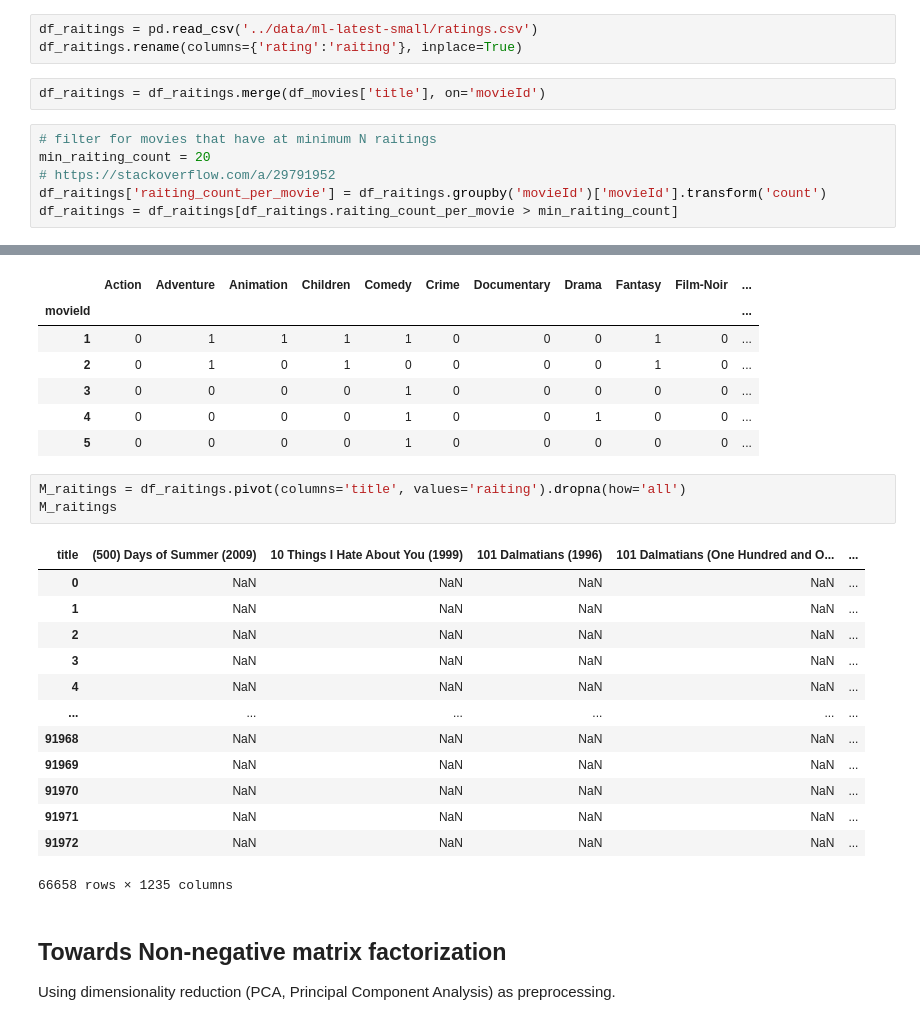
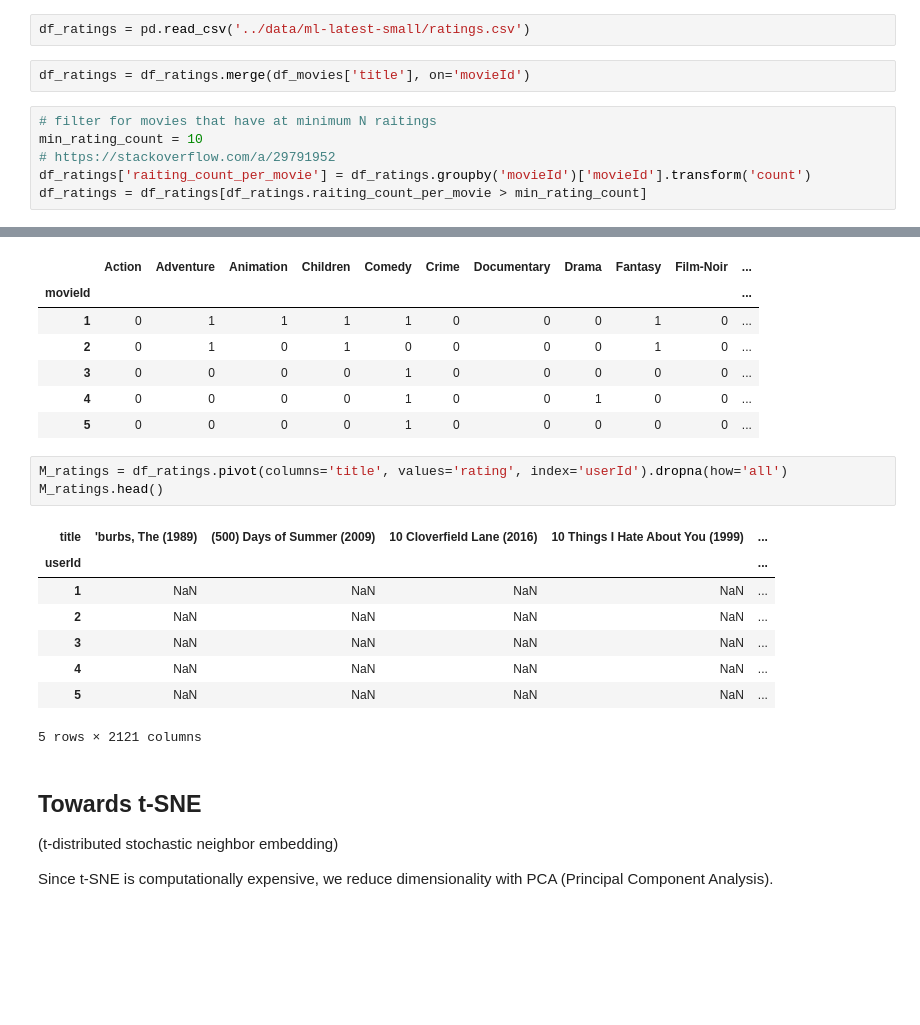
Before and after one commit to raphaelw/data-science-bootcamp, a Jupyter notebook: 10_week/project/unsupervised_learning.ipynb, the cells around one changed output, grey strips where cells are left out. Drawn from its saved outputs; the diff is of its cells as text; blank space fills up the shorter version.

```diff
--- a/10_week/project/unsupervised_learning.ipynb
+++ b/10_week/project/unsupervised_learning.ipynb
@@ -28,14 +30,13 @@ df_movies.head()
 | 4 | Waiting to Exhale (1995) | Comedy|Drama|Romance |
 | 5 | Father of the Bride Part II (1995) | Comedy |
 # %%
-df_raitings = pd.read_csv('../data/ml-latest-small/ratings.csv')
-df_raitings.rename(columns={'rating':'raiting'}, inplace=True)
+df_ratings = pd.read_csv('../data/ml-latest-small/ratings.csv')
 # %%
-df_raitings = df_raitings.merge(df_movies['title'], on='movieId')
+df_ratings = df_ratings.merge(df_movies['title'], on='movieId')
 # %%
 # filter for movies that have at minimum N raitings
-min_raiting_count = 20
+min_rating_count = 10
 # https://stackoverflow.com/a/29791952
-df_raitings['raiting_count_per_movie'] = df_raitings.groupby('movieId')['movieId'].transform('count')
-df_raitings = df_raitings[df_raitings.raiting_count_per_movie > min_raiting_count]
+df_ratings['raiting_count_per_movie'] = df_ratings.groupby('movieId')['movieId'].transform('count')
+df_ratings = df_ratings[df_ratings.raiting_count_per_movie > min_rating_count]
 # %%
@@ -62,26 +63,23 @@ M_movie_genres.head()
 | 4 | 0 | 0 | 0 | 0 | 1 | 0 | 0 | 1 | 0 | 0 | ... |
 | 5 | 0 | 0 | 0 | 0 | 1 | 0 | 0 | 0 | 0 | 0 | ... |
 # %%
-M_raitings = df_raitings.pivot(columns='title', values='raiting').dropna(how='all')
-M_raitings
+M_ratings = df_ratings.pivot(columns='title', values='rating', index='userId').dropna(how='all')
+M_ratings.head()
 # %% [output]
-| title | (500) Days of Summer (2009) | 10 Things I Hate About You (1999) | 101 Dalmatians (1996) | 101 Dalmatians (One Hundred and O... | ... |
-| 0 | NaN | NaN | NaN | NaN | ... |
+| title | 'burbs, The (1989) | (500) Days of Summer (2009) | 10 Cloverfield Lane (2016) | 10 Things I Hate About You (1999) | ... |
+| userId |  |  |  |  | ... |
 | 1 | NaN | NaN | NaN | NaN | ... |
 | 2 | NaN | NaN | NaN | NaN | ... |
 | 3 | NaN | NaN | NaN | NaN | ... |
 | 4 | NaN | NaN | NaN | NaN | ... |
-| ... | ... | ... | ... | ... | ... |
-| 91968 | NaN | NaN | NaN | NaN | ... |
-| 91969 | NaN | NaN | NaN | NaN | ... |
-| 91970 | NaN | NaN | NaN | NaN | ... |
-| 91971 | NaN | NaN | NaN | NaN | ... |
-| 91972 | NaN | NaN | NaN | NaN | ... |
+| 5 | NaN | NaN | NaN | NaN | ... |
-66658 rows × 1235 columns
+5 rows × 2121 columns
-# %% [markdown]
-## Towards Non-negative matrix factorization
-
-Using dimensionality reduction (PCA, Principal Component Analysis) as preprocessing.
+# %% [markdown]
+## Towards t-SNE
+
+(t-distributed stochastic neighbor embedding)
+
+Since t-SNE is computationally expensive, we reduce dimensionality with PCA (Principal Component Analysis).
 # %% [markdown]
 ### Principal Component Analysis (PCA) of user raiting matrix
 
```
Also changed, not shown: parts of 9 cells of this notebook, 1 other file.
